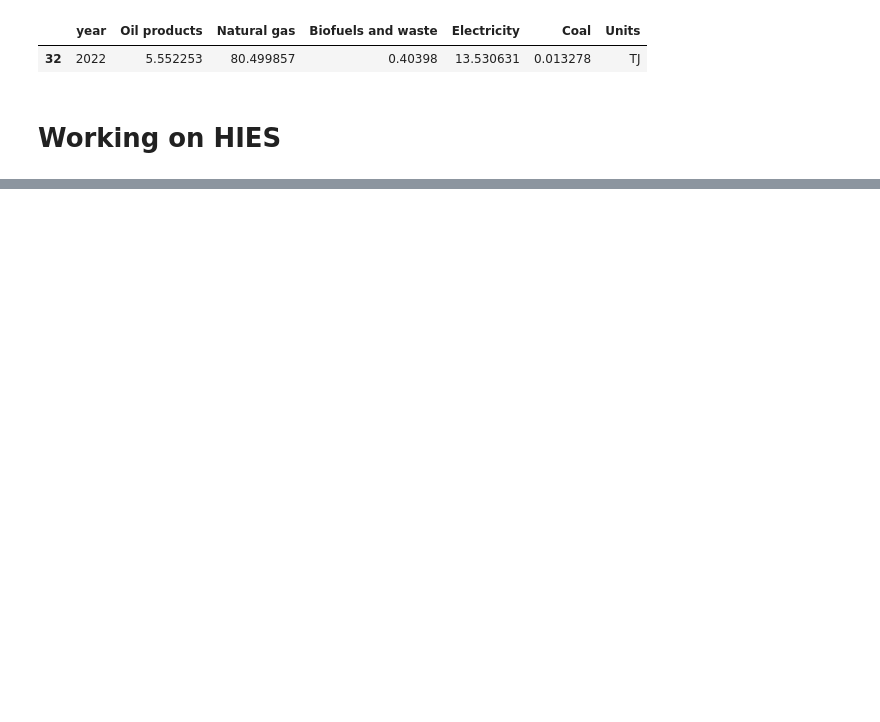
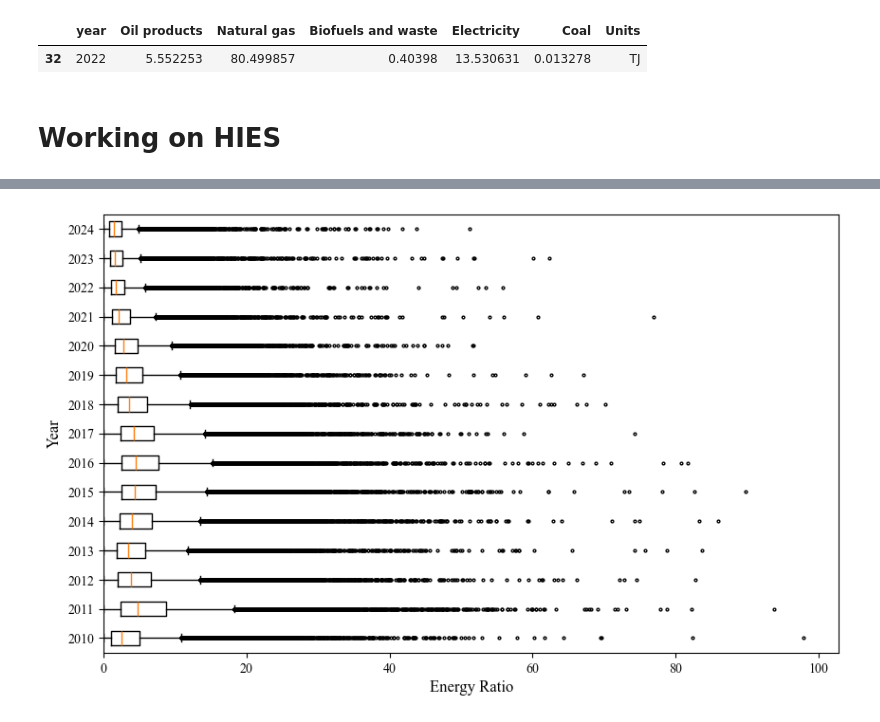
Before and after one commit to sinanarimani/energy-poverty, a Jupyter notebook: evaluation.ipynb, the cells around one changed output, grey strips where cells are left out. Drawn from its saved outputs; the diff is of its cells as text; code cells hidden in the pictures; blank space fills up the shorter version.

```diff
--- a/evaluation.ipynb
+++ b/evaluation.ipynb
@@ -79,0 +80,3 @@ data = pd.read_
+# %%
+data = pd.read_pickle("merged")
+data.info()
@@ -79,0 +157,3 @@ data = pd.read_
+# %%
+data = data.loc[data["FoodExp"]!= 0]
+data.isna().sum()
@@ -79,0 +205,21 @@ data = pd.read_
+# %%
+# Group by year
+groups = [data.loc[data["year"] == y, "energy_Ratio"] for y in data["year"].unique()]
+
+fig, ax = plt.subplots(figsize=(10, 6))
+
+# Horizontal boxplot
+flierprops = dict(marker='o', markersize=2, linestyle='none')
+ax.boxplot(groups, labels=data["year"].unique(), vert=False, flierprops=flierprops)
+
+# Labels with Times New Roman font
+ax.set_xlabel("Energy Ratio", fontname="Times New Roman", fontsize=12)
+ax.set_ylabel("Year", fontname="Times New Roman", fontsize=12)
+
+# Change tick labels font to Times New Roman
+for label in ax.get_xticklabels() + ax.get_yticklabels():
+    label.set_fontname("Times New Roman")
+plt.xlim(0,)
+plt.show()
+# %% [output]
+[figure, added]
```
Also changed, not shown: parts of 8 cells of this notebook.
